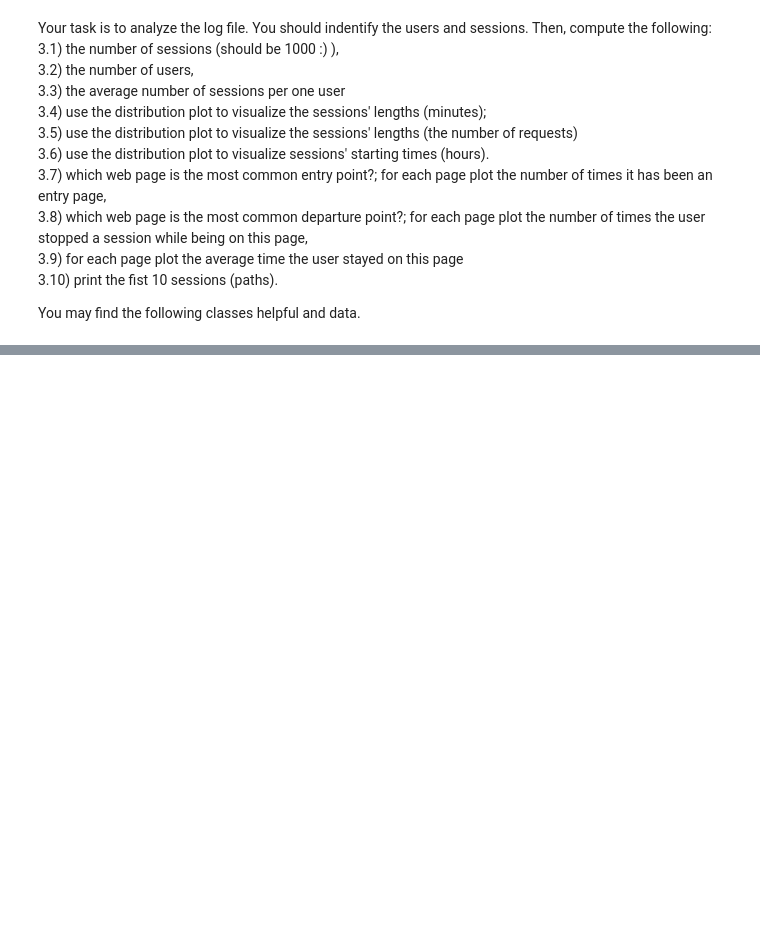
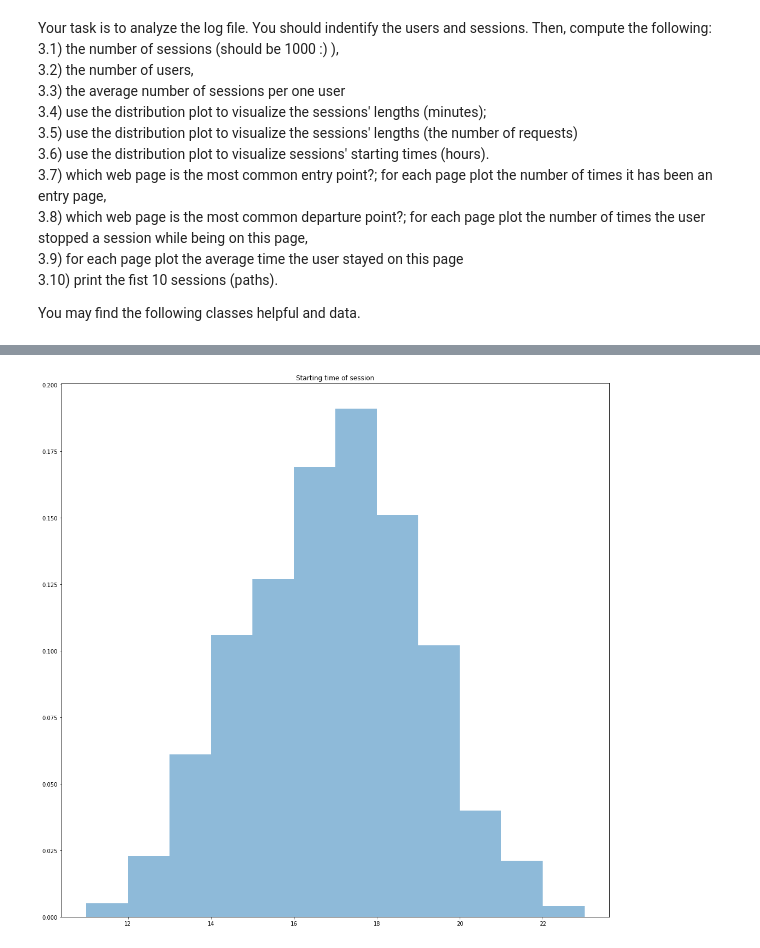
Before and after one commit to drolewski/Information-Retrieval, a Jupyter notebook: Lab10/Lab10_Logs.ipynb, the cells around one changed output, grey strips where cells are left out. Cells and saved outputs as stored; diff of their text form; code cells hidden in the pictures; blank space fills up the shorter version.

```diff
--- a/Lab10/Lab10_Logs.ipynb
+++ b/Lab10/Lab10_Logs.ipynb
@@ -104,0 +166,9 @@ LINKS = [[1, 4],
+# %%
+fig, ax=plt.subplots(1, 1, figsize=(18, 18))
+ax.set_title('Starting time of session')
+lst=[x[1]["Start"]//3600 for x in sesslist]
+dic=counter(lst)
+ax.hist(lst, bins=range(min(dic.keys()), max(dic.keys())+2), alpha=0.5, density=True)
+plt.show()
+# %% [output]
+[figure, added]
```
Also changed, not shown: parts of 8 cells of this notebook, 1 other file.
